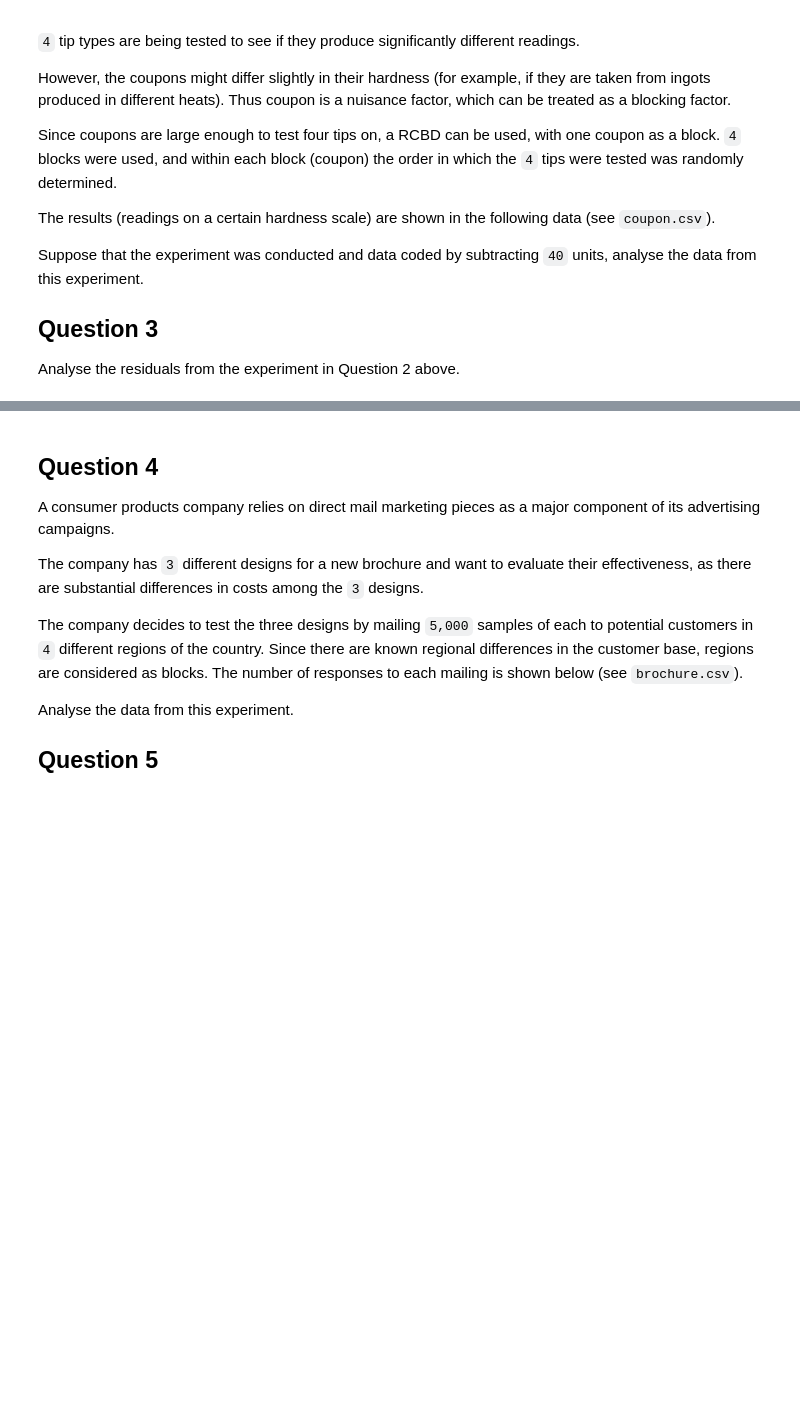
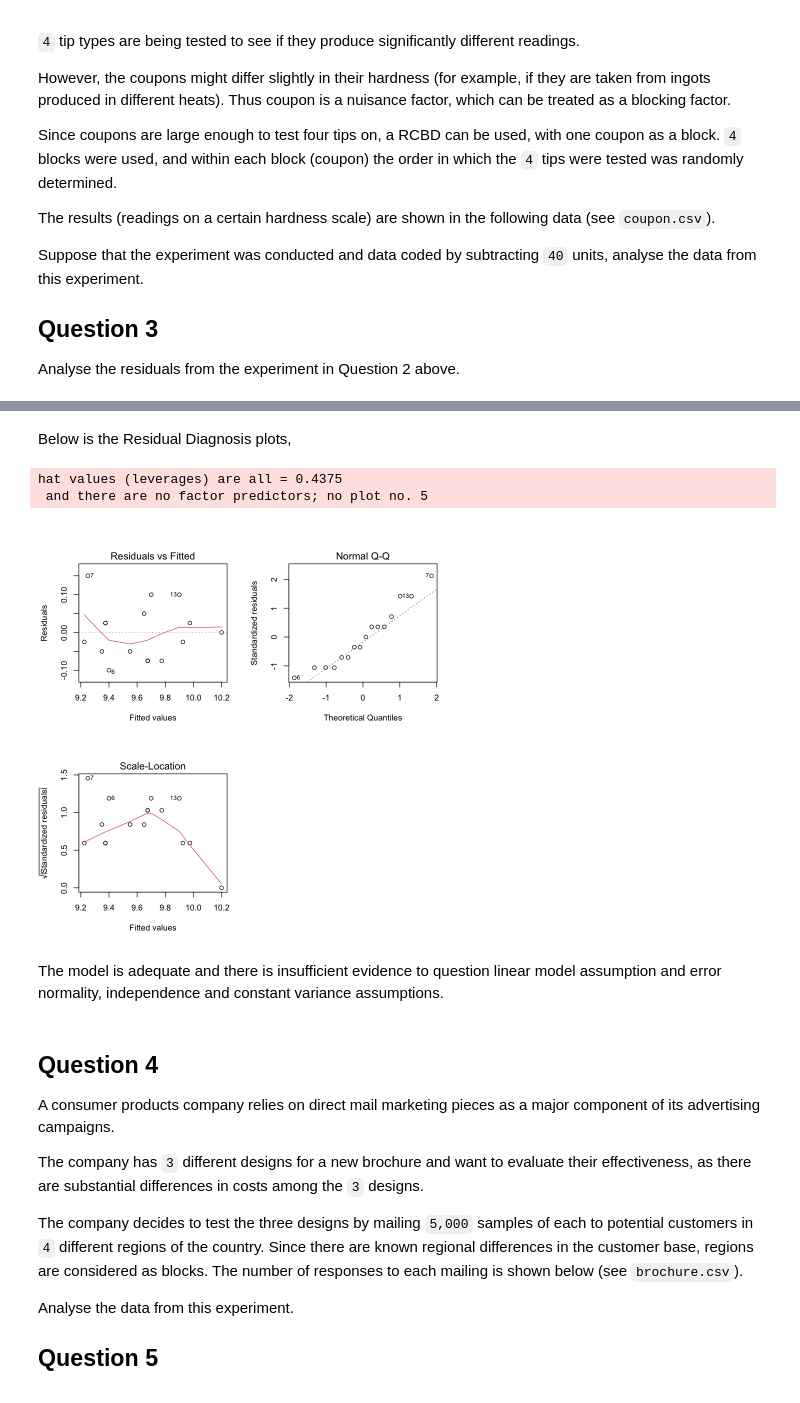
Before and after one commit to oooookk7/experimental-design-statistics, a Jupyter notebook: 03 - Randomised Blocks, Latin Squares, and Related Designs/notes.ipynb, the cells around one changed output, grey strips where cells are left out. Drawn from its saved outputs; the diff is of its cells as text; code cells hidden in the pictures; blank space fills up the shorter version.

```diff
--- a/03 - Randomised Blocks, Latin Squares, and Related Designs/notes.ipynb
+++ b/03 - Randomised Blocks, Latin Squares, and Related Designs/notes.ipynb
@@ -707,3 +751,14 @@ A data.frame: 4 × 5
+# %% [markdown]
+Below is the Residual Diagnosis plots,
+# %%
+par(mfrow=c(2,2))
+plot(anova)
+# %% [output]
+hat values (leverages) are all = 0.4375
+ and there are no factor predictors; no plot no. 5
+[figure, added]
+# %% [markdown]
+The model is adequate and there is insufficient evidence to question linear model assumption and error normality, independence and constant variance assumptions.
 # %% [markdown]
 ## Question 4
 
```
Also changed, not shown: parts of 17 cells of this notebook, 3 other files.
